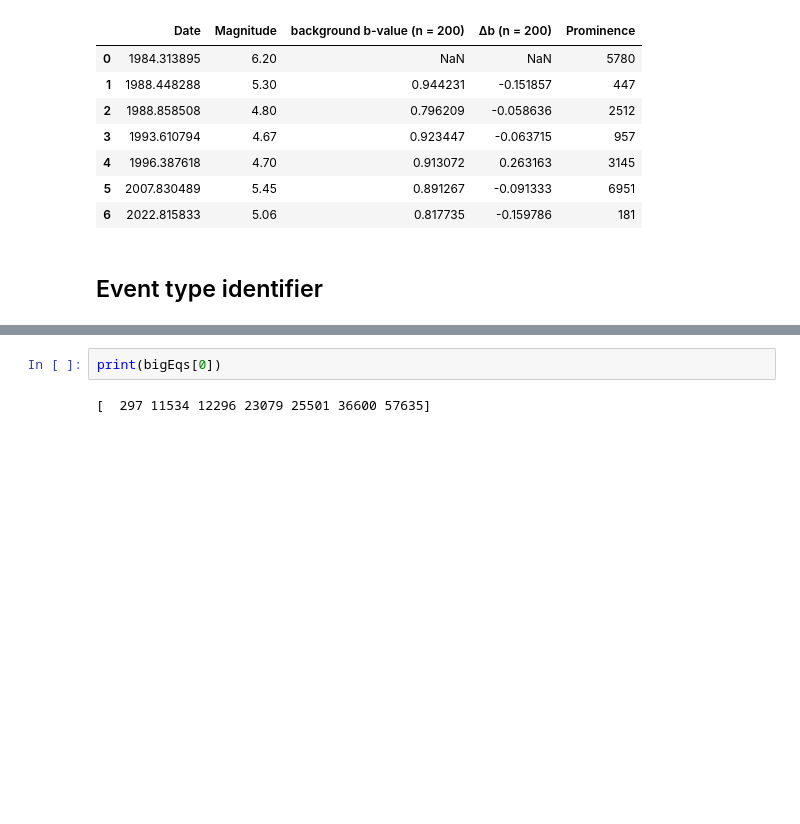
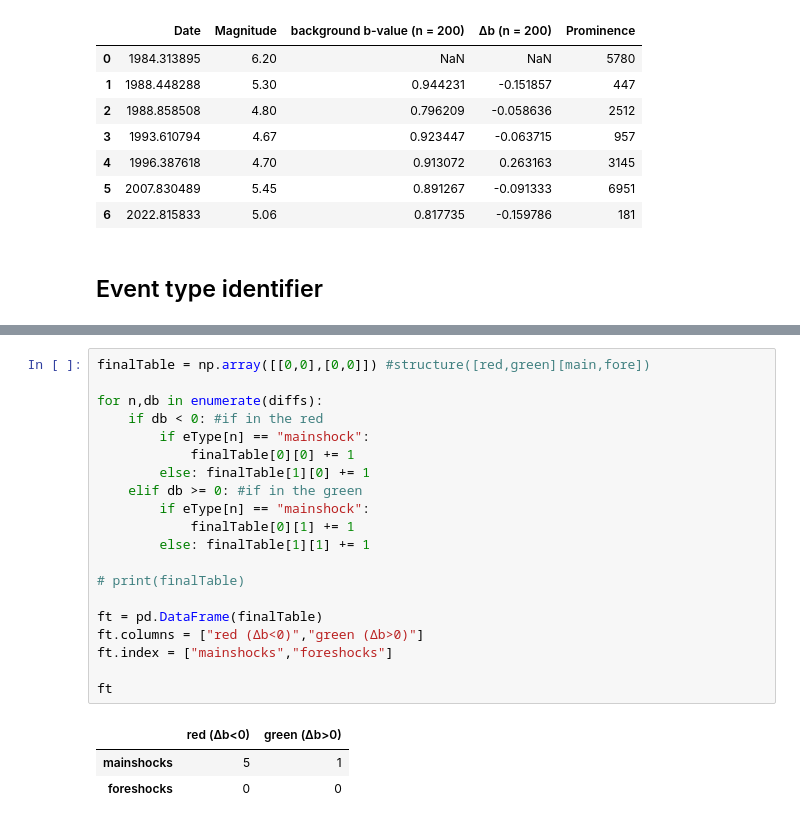
Before and after one commit to yair-franco/traffic_light_project, a Jupyter notebook: TLP_Table.ipynb, the cells around one changed output, grey strips where cells are left out. Saved outputs shown, nothing was run; the diff lists cells and outputs as text; blank space fills up the shorter version.

Commit message:
TABLE FINISHEDq!!!

```diff
--- a/TLP_Table.ipynb
+++ b/TLP_Table.ipynb
@@ -629,4 +696,24 @@ for i in range(len(bigDates)):
-# %%
-print(bigEqs[0])
-# %% [output]
-[  297 11534 12296 23079 25501 36600 57635]
+# %%
+finalTable = np.array([[0,0],[0,0]]) #structure([red,green][main,fore])
+
+for n,db in enumerate(diffs):
+    if db < 0: #if in the red
+        if eType[n] == "mainshock":
+            finalTable[0][0] += 1
+        else: finalTable[1][0] += 1
+    elif db >= 0: #if in the green
+        if eType[n] == "mainshock":
+            finalTable[0][1] += 1
+        else: finalTable[1][1] += 1
+
+# print(finalTable)
+
+ft = pd.DataFrame(finalTable)
+ft.columns = ["red (Δb<0)","green (Δb>0)"]
+ft.index = ["mainshocks","foreshocks"]
+
+ft
+# %% [output]
+|  | red (Δb<0) | green (Δb>0) |
+| mainshocks | 5 | 1 |
+| foreshocks | 0 | 0 |
```
Also changed, not shown: parts of 10 cells of this notebook.
